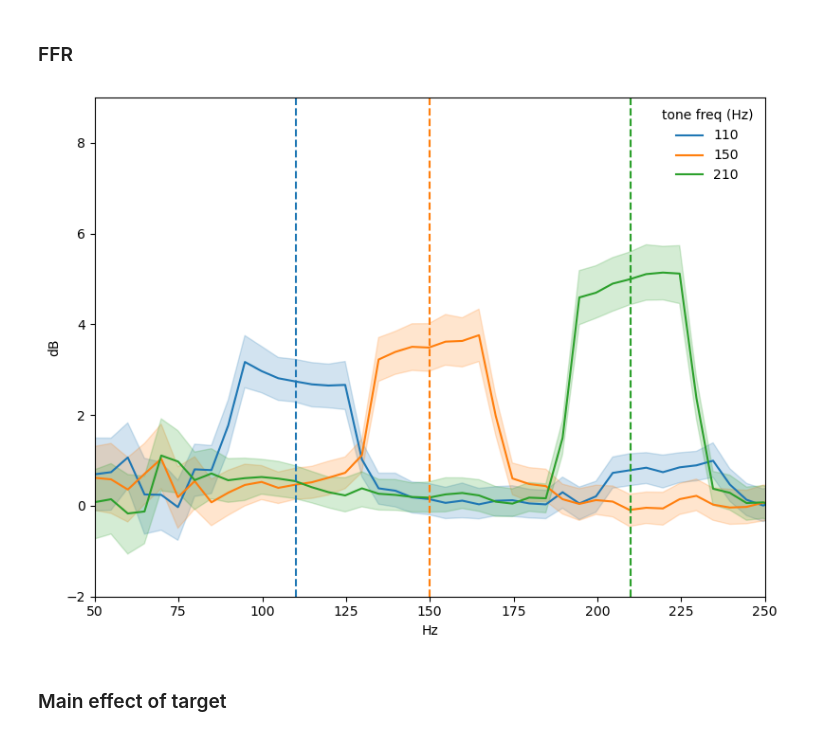
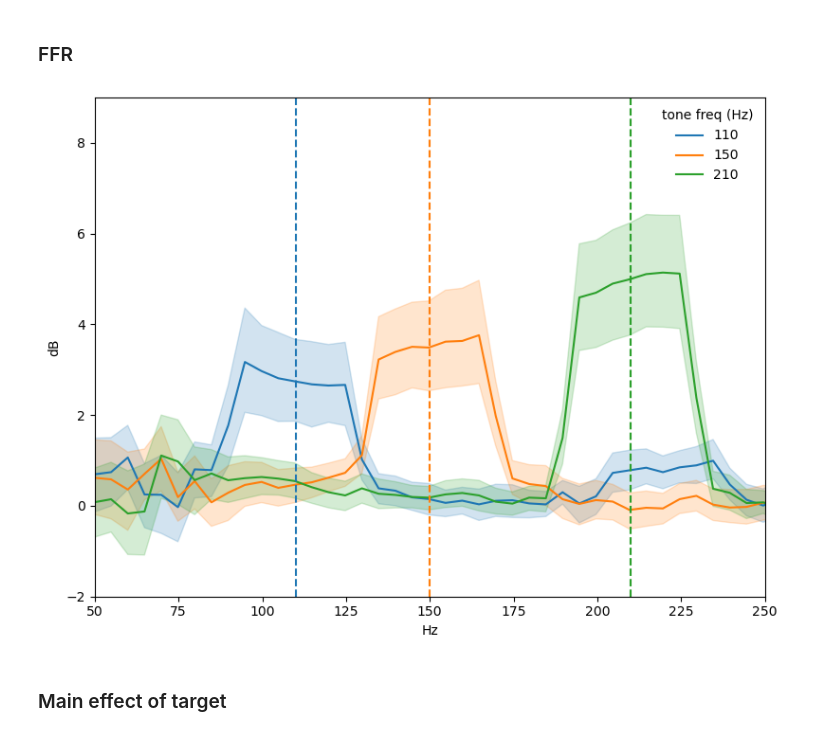
Before and after one commit to letitiayhho/expectations-ffr, a Jupyter notebook: analysis/ffr.ipynb, the cells around one changed output. Drawn from its saved outputs; the diff is of its cells as text; code cells hidden in the pictures.

Commit message:
Update first figure to plot sub as the observation

```diff
--- a/analysis/ffr.ipynb
+++ b/analysis/ffr.ipynb
@@ -125,19 +125,20 @@ array([10, 11, 12, 13, 14, 15, 16, 17, 18, 19, 20, 21, 22, 23, 24, 25, 26,
 palette_tab10 = sns.color_palette("tab10", 10)
 # %%
 fig, ax = plt.subplots(figsize=(8, 6))
-graph = sns.lineplot(data = spectrums, x = "frequency", y = "dB", hue = "tone", palette = 'tab10', ax = ax)
+spectrums_sub = spectrums.groupby(['subject', 'frequency', 'tone'], as_index=False)['dB'].mean()
+graph = sns.lineplot(data = spectrums_sub, x = "frequency", y = "dB", hue = "tone", palette = 'tab10', ax = ax)
 graph.axvline(110, linestyle = 'dashed', color = palette_tab10[0])
 graph.axvline(150, linestyle = 'dashed', color = palette_tab10[1])
 graph.axvline(210, linestyle = 'dashed', color = palette_tab10[2])
 graph.set_ylabel("dB")
 graph.set_xlabel("Hz")
 graph.set_xlim(50, 250)
 graph.set_ylim(-2, 9)
 plt.legend(frameon=False, title = 'tone freq (Hz)')
 plt.tight_layout()
 plt.savefig('../figs/FFR.png')
 # %% [output]
-[figure, old version]
+[figure, new version]
 # %% [markdown]
 ### Main effect of target
 # %%
```
Also changed, not shown: parts of 2 cells of this notebook.
